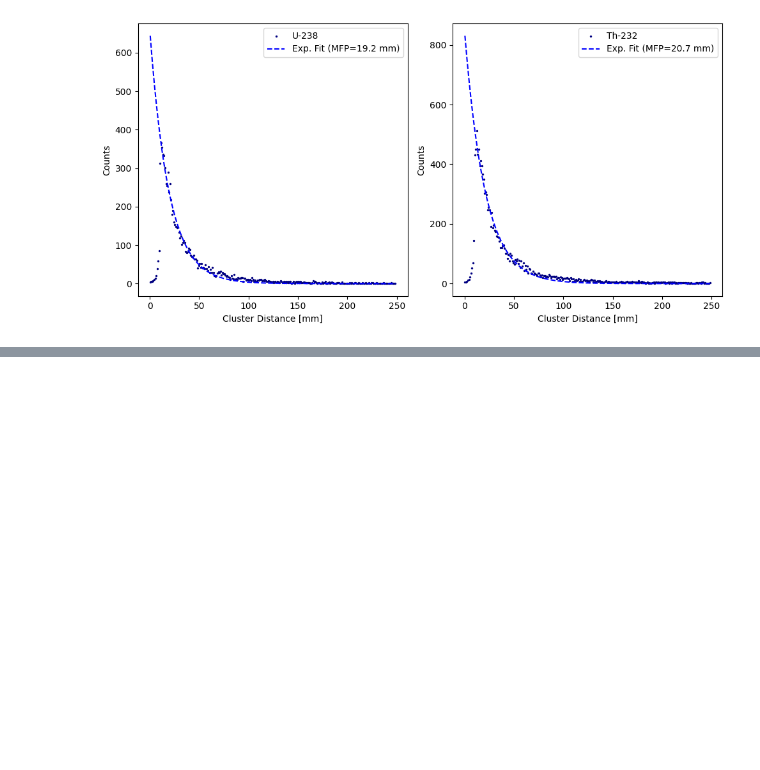
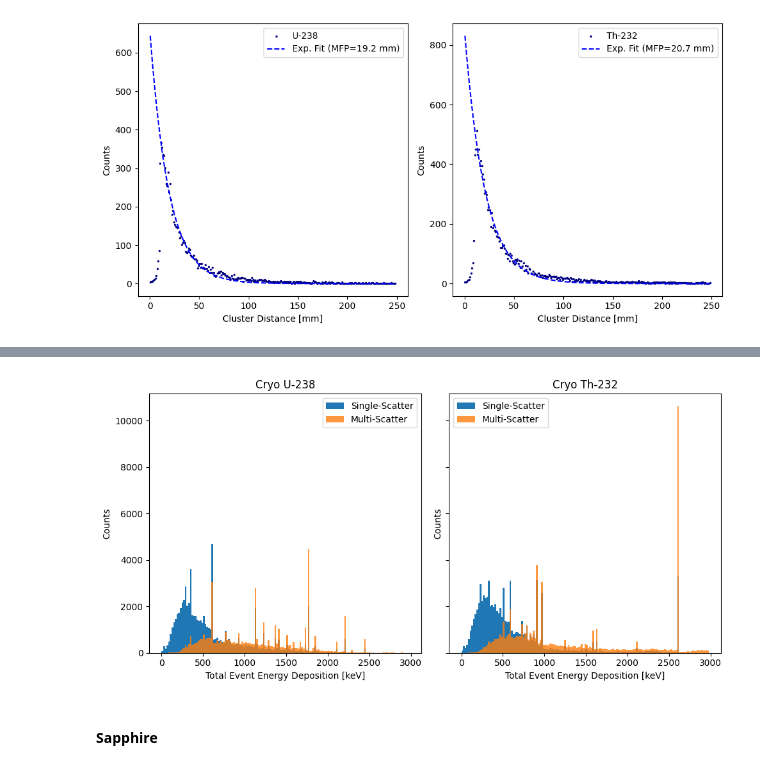
Before and after one commit to jpienaar13/HermeticTPC, a Jupyter notebook: 03_WIS_HTPC.ipynb, the cells around one changed output, grey strips where cells are left out. Saved outputs shown, nothing was run; the diff lists cells and outputs as text; code cells hidden in the pictures; blank space fills up the shorter version.

```diff
--- a/03_WIS_HTPC.ipynb
+++ b/03_WIS_HTPC.ipynb
@@ -175,0 +248,45 @@ plt.tight_layout()
+# %%
+ss_tot = []
+ms_tot = []
+for df in Cryostat_Th232_df_arr:
+    ss, ms = get_ss_ms_edeps(df)
+    ss_tot.extend(ss)
+    ms_tot.extend(ms)
+
+ss_Th_cryo = ss_tot
+ms_Th_cryo = ms_tot
+
+ss_tot = []
+ms_tot = []
+for df in Cryostat_U238_df_arr:
+    ss, ms = get_ss_ms_edeps(df)
+    ss_tot.extend(ss)
+    ms_tot.extend(ms)
+
+ss_U_cryo = ss_tot
+ms_U_cryo = ms_tot
+# %%
+fig, (ax1, ax2) = plt.subplots(nrows=1, ncols=2, figsize=(10,5), sharey=True)
+
+alpha = 0.8
+bins = np.arange(0, 3000, 20)
+ax1.hist(ss_U_cryo, bins=bins, alpha = 1, label='Single-Scatter')
+ax1.hist(ms_U_cryo, bins=bins, alpha = alpha, label='Multi-Scatter')
+ax1.set_xlabel('Total Event Energy Deposition [keV]')
+ax1.set_ylabel('Counts')
+ax1.legend()
+ax1.set_title('Cryo U-238')
+
+ax2.hist(ss_Th_cryo, bins=bins, alpha = 1, label='Single-Scatter')
+ax2.hist(ms_Th_cryo, bins=bins, alpha = alpha, label='Multi-Scatter')
+ax2.set_xlabel('Total Event Energy Deposition [keV]')
+ax2.set_ylabel('Counts')
+ax2.legend()
+ax2.set_title('Cryo Th-232')
+#ax2.set_xlim(1500, 2000)
+
+plt.tight_layout()
+# %% [output]
+[figure, added]
+# %% [markdown]
+#### Sapphire
```
Also changed, not shown: parts of 21 cells of this notebook.
